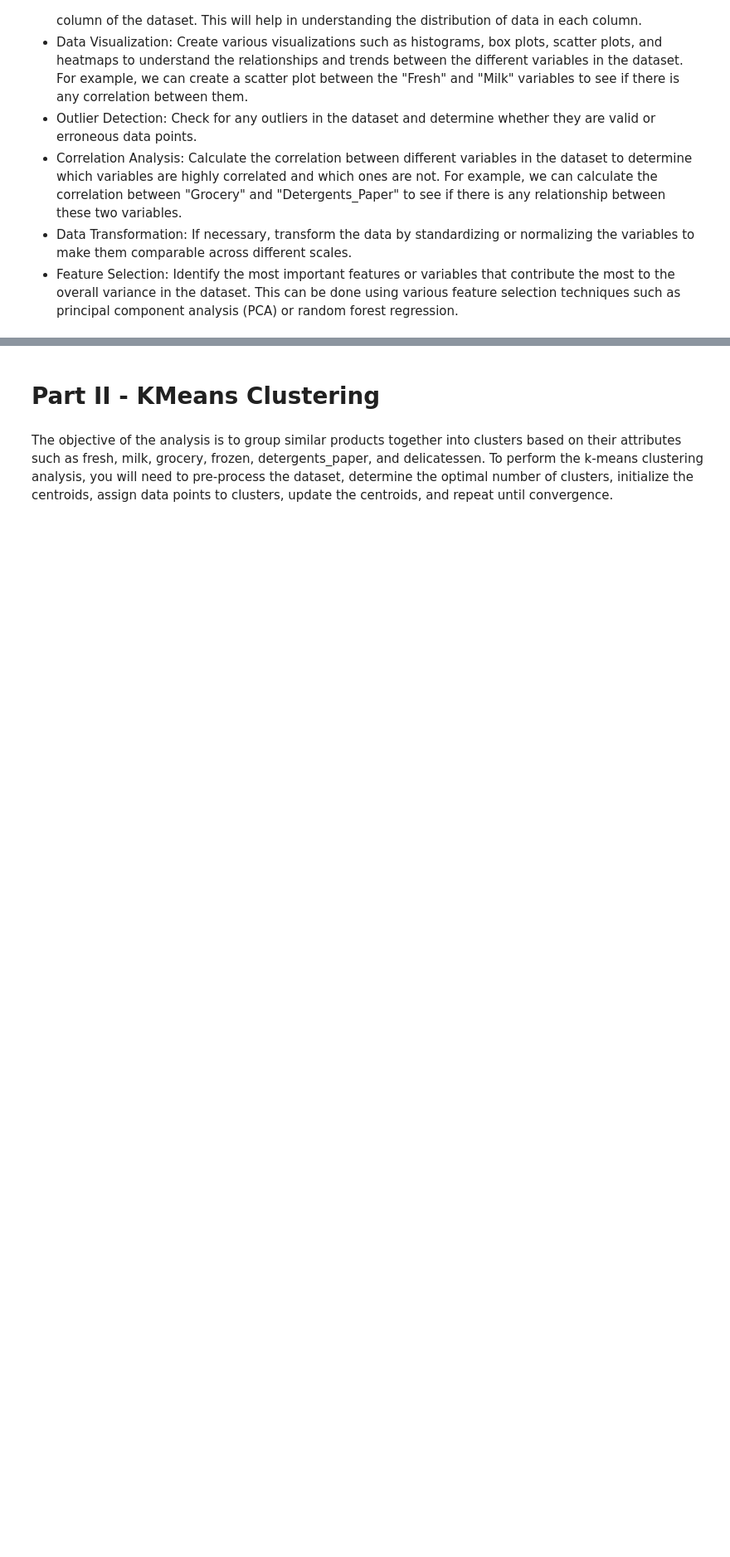
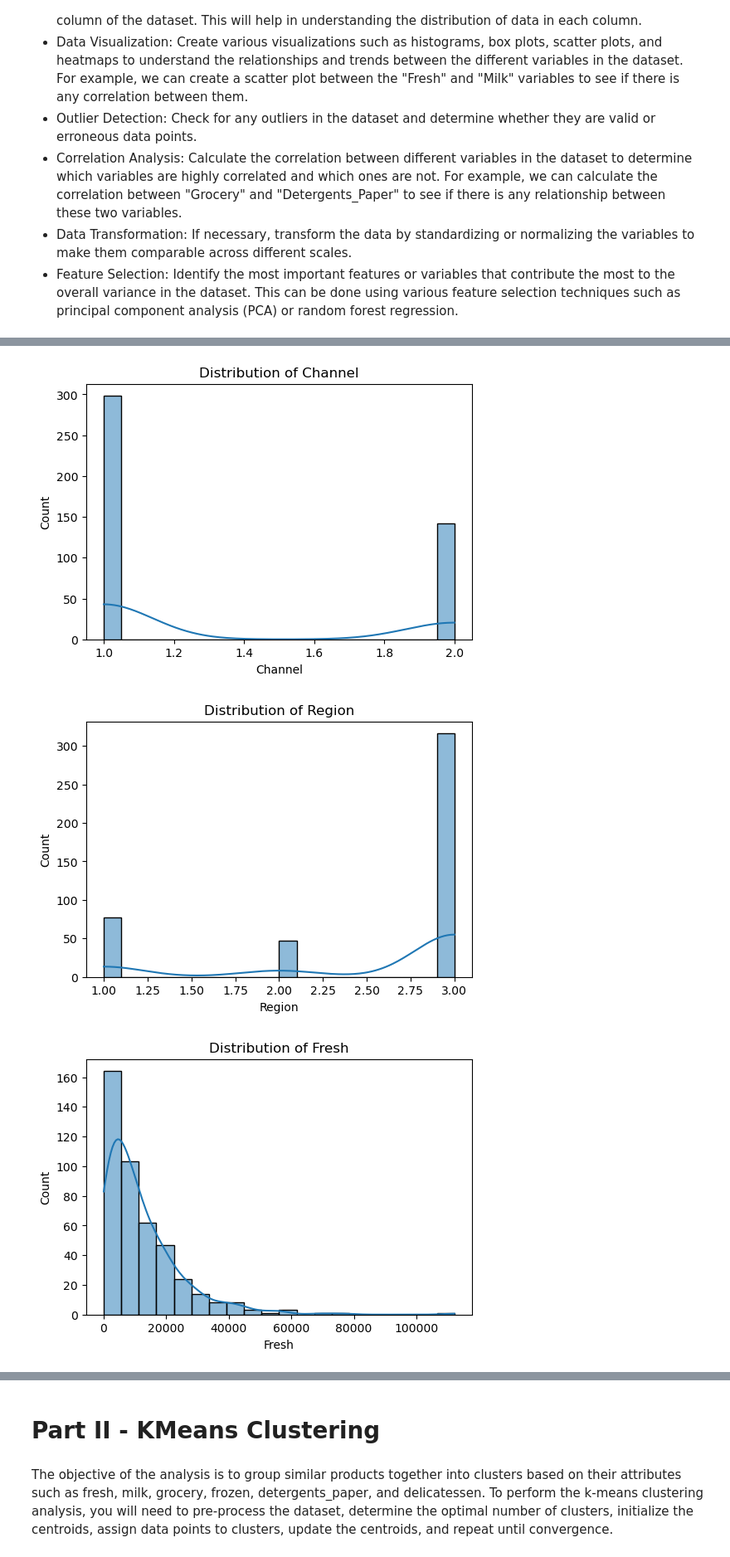
Before and after one commit to pchaudhary12/ml-project-unsupervised-learning, a Jupyter notebook: Unsupervised Learning - Project.ipynb, the cells around one changed output, grey strips where cells are left out. Shown at 83% size. Cells and saved outputs as stored; diff of their text form; code cells hidden in the pictures; blank space fills up the shorter version.

```diff
--- a/Unsupervised Learning - Project.ipynb
+++ b/Unsupervised Learning - Project.ipynb
@@ -19,0 +24,3 @@ Data Description: Generate summary statistics such as mean, median, and standard
+# %%
+# importing data file
+data = pd.read_csv('Wholesale_data.csv')
@@ -19,0 +76,16 @@ Data Description: Generate summary statistics such as mean, median, and standard
+# %%
+import seaborn as sns
+import matplotlib.pyplot as plt
+
+# creating histogram for all columns
+
+for col in data.columns:
+
+  plt.figure(figsize=(6,4))
+  sns.histplot(data=data[col],bins=20, kde=True)
+  plt.title(f'Distribution of {col}')
+  plt.show()
+# %% [output]
+[figure, added]
+[figure, added]
+[figure, added]
```
Also changed, not shown: parts of 56 cells of this notebook.
